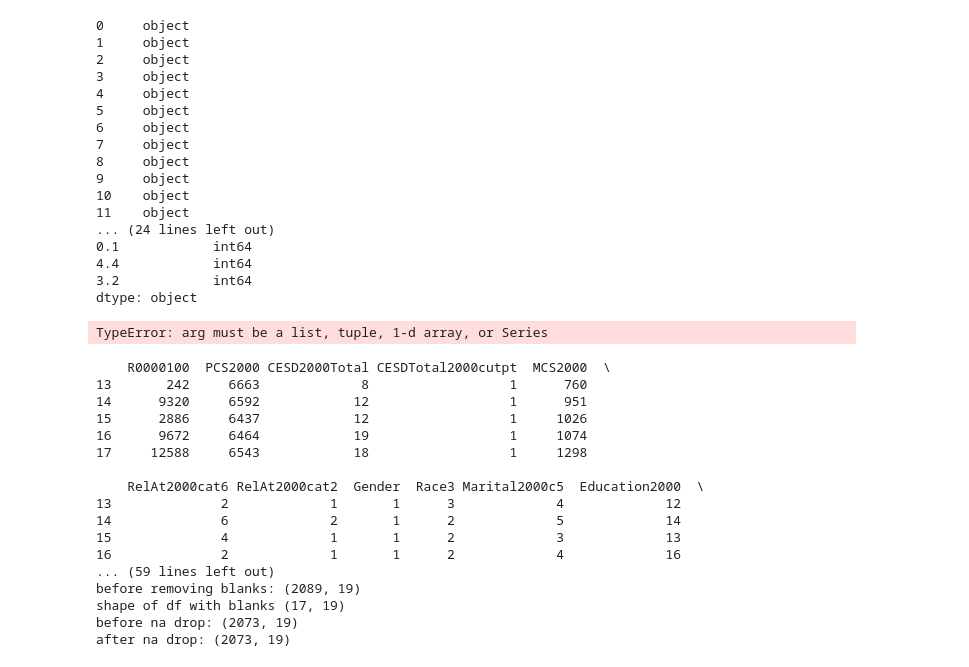
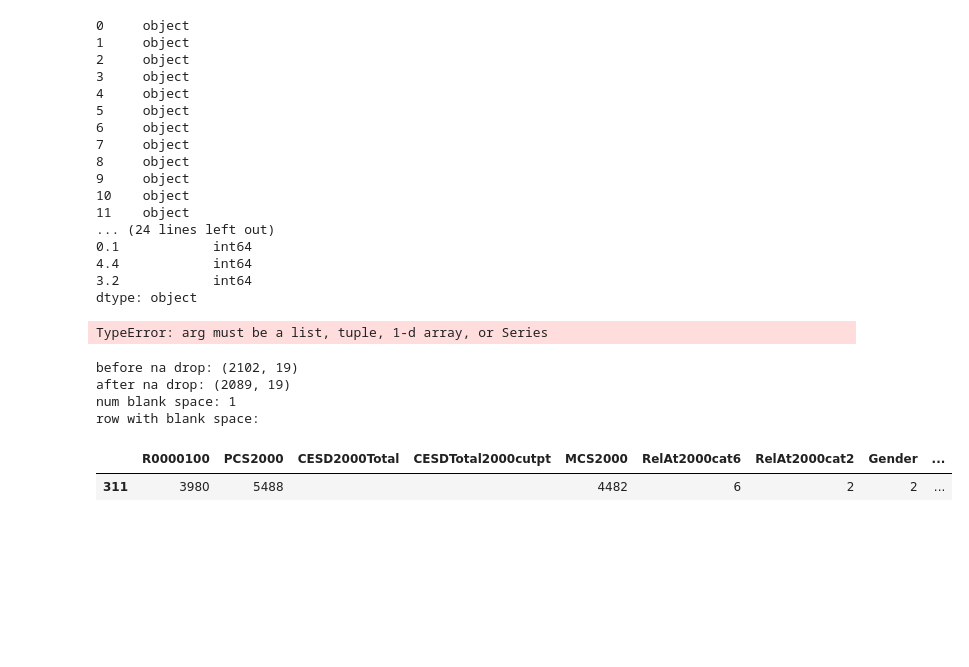
Before and after one commit to dougc333/another_python_template, a Jupyter notebook: jupyter_notebooks/scratchpad.ipynb, the cells around one changed output. Saved outputs shown, nothing was run; the diff lists cells and outputs as text; code cells hidden in the pictures; blank space fills up the shorter version.

```diff
--- a/jupyter_notebooks/scratchpad.ipynb
+++ b/jupyter_notebooks/scratchpad.ipynb
@@ -54,43 +55,23 @@ pd.to_numeric(df)
 # %% [output]
 TypeError: arg must be a list, tuple, 1-d array, or Series
 # %%
+print("before na drop:",df.shape)
+df.dropna(inplace=True)
+print("after na drop:",df.shape)
+
 df_numeric = df.convert_dtypes()
 
-#df['CESD2000Total'] = pd.to_numeric(df['CESD2000Total'])
-print(df_numeric.head())
+
+
+#print(df_numeric.head())
 print("num blank space:",(df_numeric['CESD2000Total'].values == ' ').sum() )
 #gee one blank space at row 311
-print("row with blank space:",df_numeric[df_numeric['CESD2000Total'].values == ' '])
-print("num null:",df_numeric.isnull().sum())
-#df_numeric['CESD2000Total'] = df_numeric['CESD2000Total'].astype("int64")
-#df_numeric.dtypes
-
-print("num blank spaces in dataframe:",(df.values==' ').sum())
-print("rows with blank space:")
-df_numeric[df_numeric.values == ' ']
-#do we drop these or make these 0?
-print("before removing blanks:",df_numeric.shape)
-print("shape of df with blanks",df_numeric[df_numeric.values == ' '].shape)
-df_numeric.drop(df_numeric[df_numeric.values == ' '].index,inplace=True)
-print("before na drop:",df_numeric.shape)
-
-df_numeric.dropna(inplace=True)
-print("after na drop:",df_numeric.shape)
+print("row with blank space:")
+df_numeric[df_numeric['CESD2000Total'].values == ' ']
 # %% [output]
-    R0000100  PCS2000 CESD2000Total CESDTotal2000cutpt  MCS2000  \
-13       242     6663             8                  1      760
-14      9320     6592            12                  1      951
-15      2886     6437            12                  1     1026
-16      9672     6464            19                  1     1074
-17     12588     6543            18                  1     1298
-
-    RelAt2000cat6 RelAt2000cat2  Gender  Race3 Marital2000c5  Education2000  \
-13              2             1       1      3             4             12
-14              6             2       1      2             5             14
-15              4             1       1      2             3             13
-16              2             1       1      2             4             16
-... (59 lines left out)
-before removing blanks: (2089, 19)
-shape of df with blanks (17, 19)
-before na drop: (2073, 19)
-after na drop: (2073, 19)
+before na drop: (2102, 19)
+after na drop: (2089, 19)
+num blank space: 1
+row with blank space:
+|  | R0000100 | PCS2000 | CESD2000Total | CESDTotal2000cutpt | MCS2000 | RelAt2000cat6 | RelAt2000cat2 | Gender | ... |
+| 311 | 3980 | 5488 |  |  | 4482 | 6 | 2 | 2 | ... |
```
Also changed, not shown: parts of 11 cells of this notebook.
